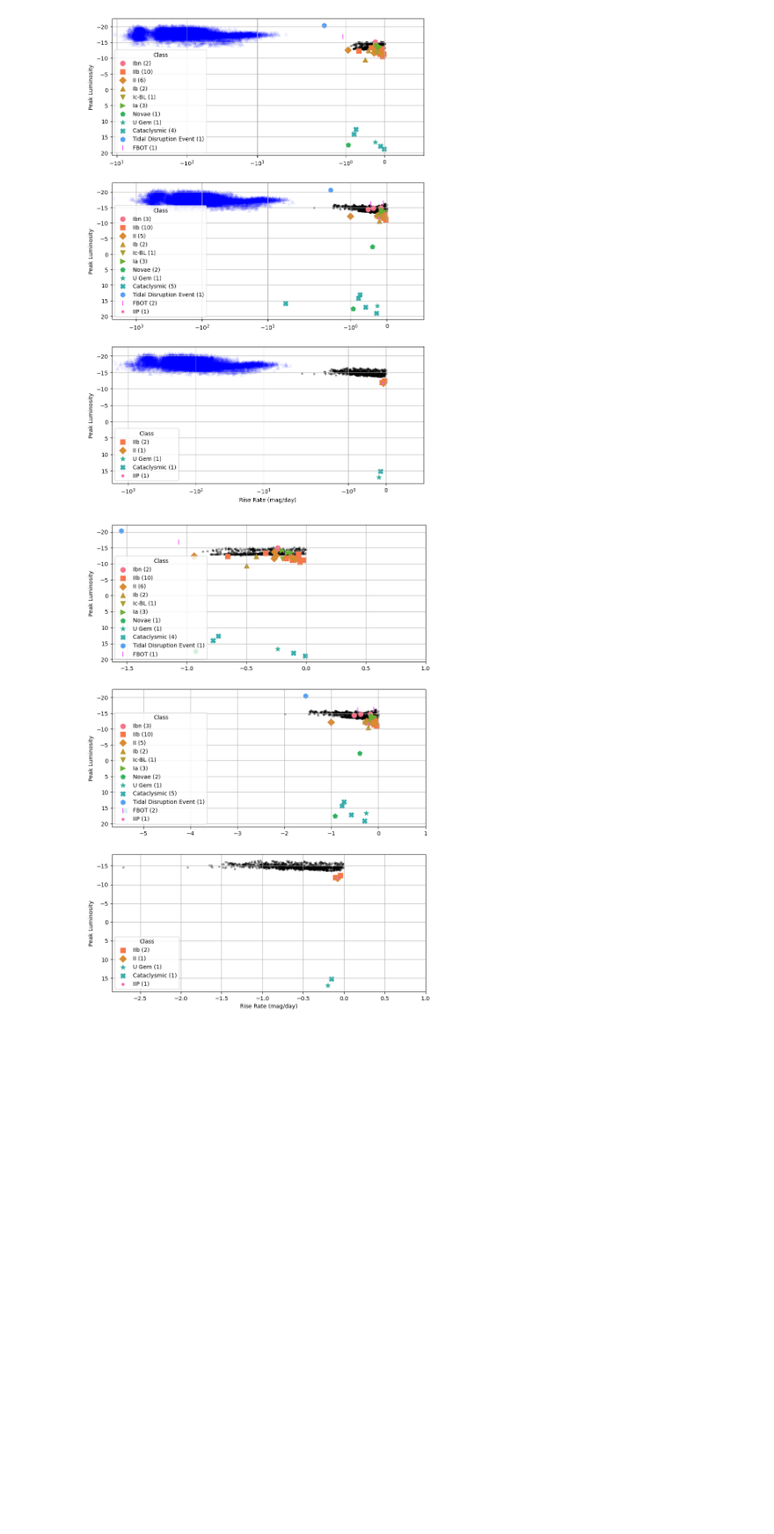
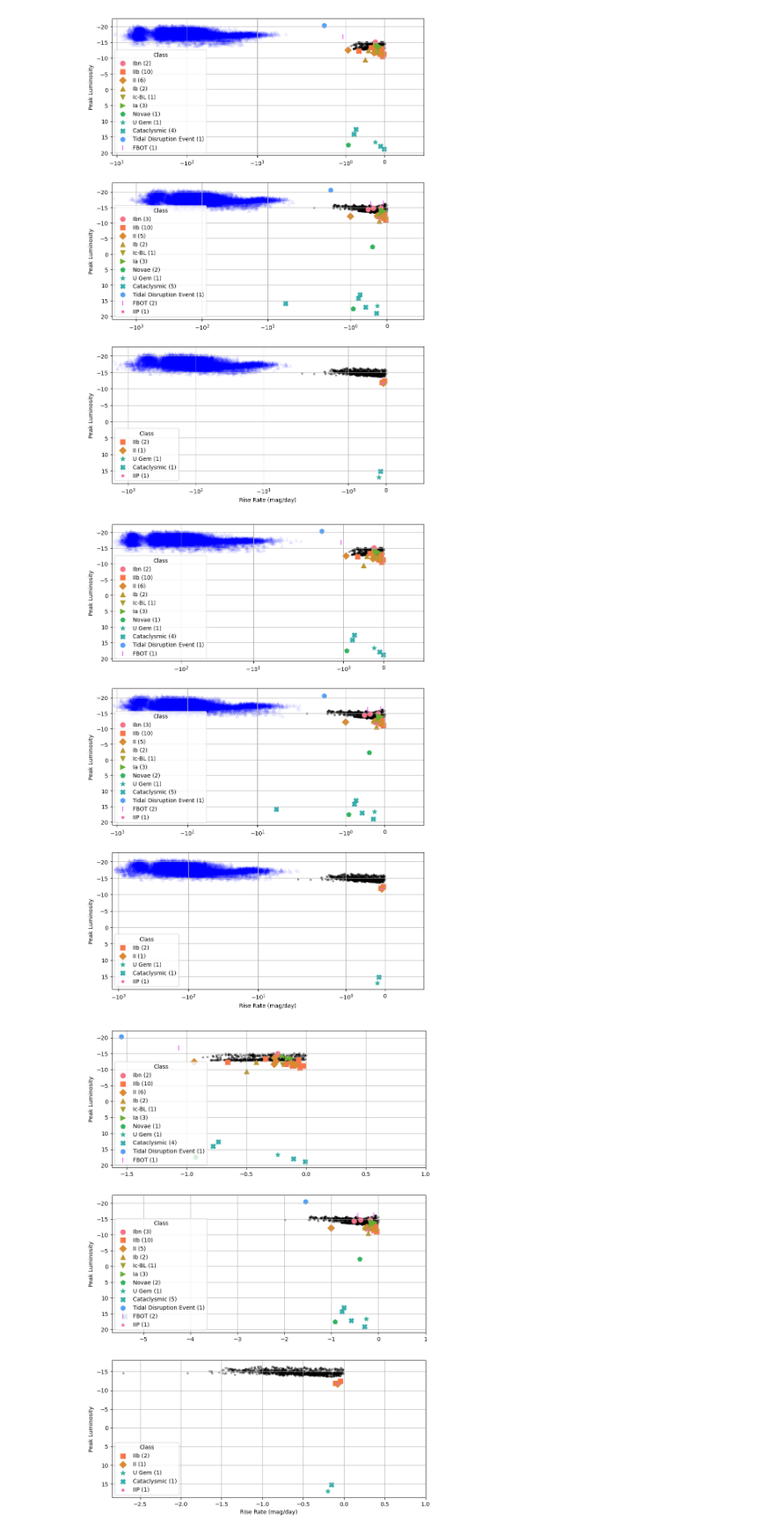
Before and after one commit to tylerbarna/kn-imposters, a Jupyter notebook: hq_candidates.ipynb, the cells around one changed output. Shown at 88% size. Cells and saved outputs as stored; diff of their text form; code cells hidden in the pictures; blank space fills up the shorter version.

Commit message:
experiment with cutoff

```diff
--- a/hq_candidates.ipynb
+++ b/hq_candidates.ipynb
@@ -799,6 +826,47 @@ ax[0].set_xlabel(""), ax[0].set_xlabel(""), ax[2].set_xlabel("Rise Rate (mag/day
 plt.show()
 # %% [output]
 [figure]
+# %%
+fig, ax = plt.subplots(3, 1, figsize=(10, 15), sharex=False)
+ax[0].grid(), ax[1].grid(), ax[2].grid()
+ax[0].scatter(ztfg_rise_rate_2019, ztfg_max_luminosity_value_2019, color='k', marker='.', alpha=0.3)
+ax[1].scatter(ztfr_rise_rate_2019, ztfr_max_luminosity_value_2019, color='k', marker='.', alpha=0.3)
+ax[2].scatter(ztfi_rise_rate_2019, ztfi_max_luminosity_value_2019, color='k', marker='.', alpha=0.3)
+
+ax[0].scatter(ztfg_rise_rate_2022_cutoff, ztfg_max_luminosity_value_2022_cutoff, color='b', marker='^', alpha=0.05)
+ax[1].scatter(ztfr_rise_rate_2022_cutoff, ztfr_max_luminosity_value_2022_cutoff, color='b', marker='^', alpha=0.05)
+ax[2].scatter(ztfi_rise_rate_2022_cutoff, ztfi_max_luminosity_value_2022_cutoff, color='b', marker='^', alpha=0.05)
+
+df_riseplot = df_rates.dropna(subset=['rise_rate'])
+
+for class_i in class_dict:
+    #print('\nclass', class_i)
+    for i, axi in enumerate(ax):
+        filt = ['ztfg', 'ztfr', 'ztfi'][i]
+
+        class_data = df_riseplot[df_riseplot['class'] == class_i]
+        if len(class_data[class_data['filter'] == filt]) > 0:
+
+            axi.scatter(class_data[class_data['filter'] == filt]['rise_rate'], class_data[class_data['filter'] == filt]['peak_absmag'], color=class_dict[class_i]['color'], marker=class_dict[class_i]['marker'], label=class_i, s=75)
+
+
+class_counts_ztfg = df_riseplot[df_riseplot['filter'] == 'ztfg']['class'].value_counts().to_dict()
+class_counts_ztfr = df_riseplot[df_riseplot['filter'] == 'ztfr']['class'].value_counts().to_dict()
+class_counts_ztfi = df_riseplot[df_riseplot['filter'] == 'ztfi']['class'].value_counts().to_dict()
+for i, (axi, counts) in enumerate(zip(ax, [class_counts_ztfg, class_counts_ztfr, class_counts_ztfi])):
+    handles, labels = axi.get_legend_handles_labels()
+    new_labels = [f'{label} ({counts[label]})' for label in labels if label in counts]
+    axi.legend(handles, new_labels, title='Class', loc='lower left')
+
+ax[0].invert_yaxis(), ax[1].invert_yaxis(), ax[2].invert_yaxis();
+ax[0].set_xscale('symlog'), ax[1].set_xscale('symlog'), ax[2].set_xscale('symlog');
+ax[0].set_xlim(None,1), ax[1].set_xlim(None,1), ax[2].set_xlim(None,1);
+
+ax[0].set_ylabel("Peak Luminosity"), ax[1].set_ylabel("Peak Luminosity"), ax[2].set_ylabel("Peak Luminosity")
+ax[0].set_xlabel(""), ax[0].set_xlabel(""), ax[2].set_xlabel("Rise Rate (mag/day)");
+plt.show()
+# %% [output]
+[figure, added]
 # %%
 fig, ax = plt.subplots(3, 1, figsize=(10, 15), sharex=False)
 ax[0].grid(), ax[1].grid(), ax[2].grid()
```
Also changed, not shown: parts of 1 cell of this notebook, 1 other file.
